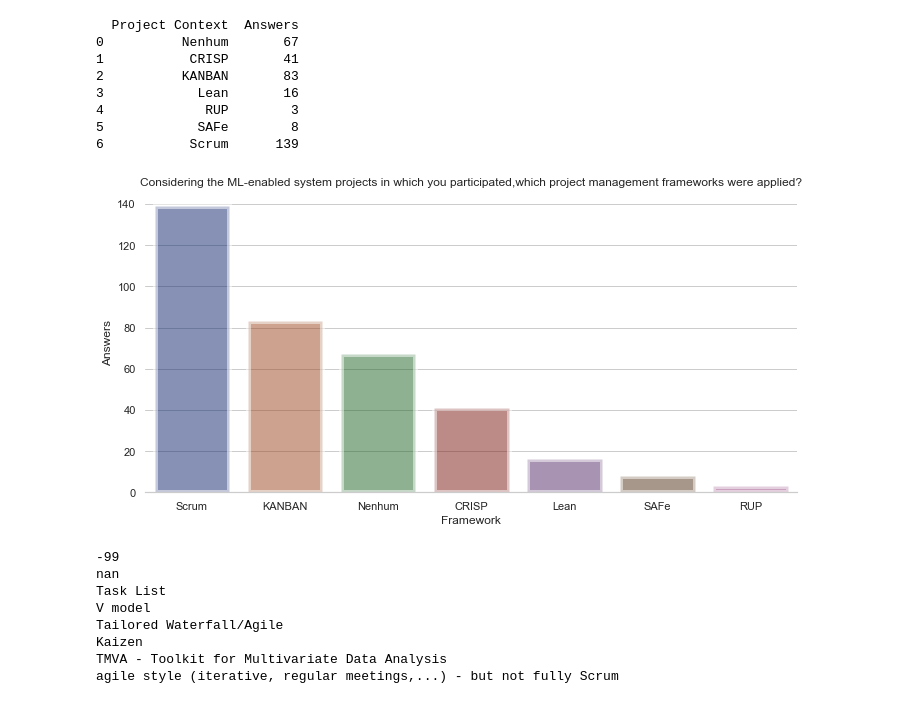
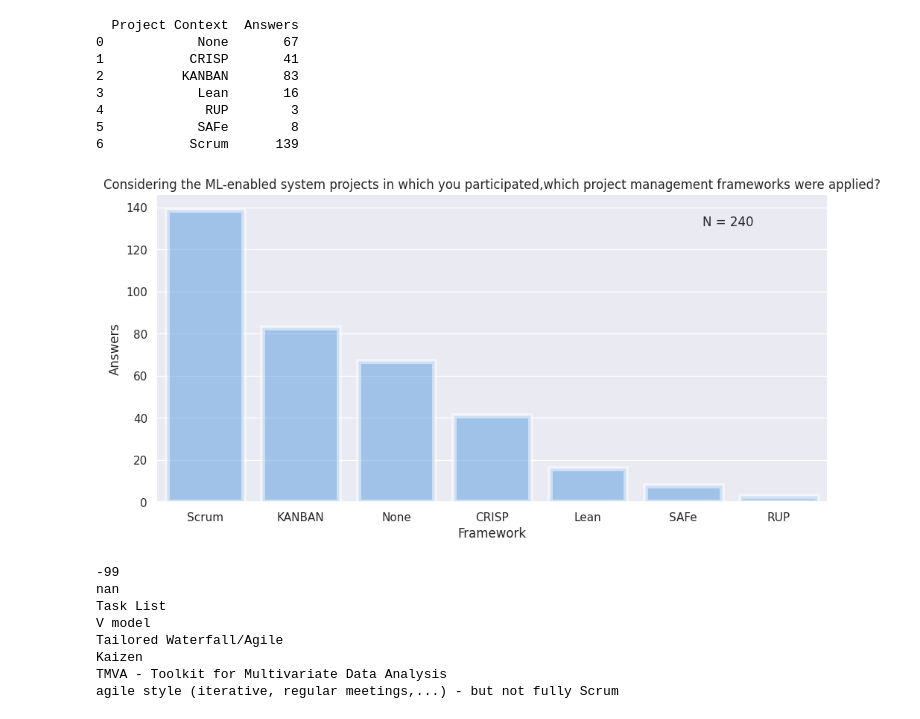
Before and after one commit to Software-Science-Lab-PUC-Rio/napiml-analysis, a Jupyter notebook: Analysis/D10.ipynb, the cells around one changed output. Saved outputs shown, nothing was run; the diff lists cells and outputs as text; code cells hidden in the pictures.

```diff
--- a/Analysis/D10.ipynb
+++ b/Analysis/D10.ipynb
@@ -21,7 +21,7 @@ df.head(10)
 | 10 | not quoted | not quoted | not quoted | not quoted | ... |
 | 11 | not quoted | not quoted | not quoted | not quoted | ... |
 # %%
-label = ['Nenhum', 'CRISP', 'KANBAN', 'Lean', 'RUP', 'SAFe', 'Scrum']
+label = ['None', 'CRISP', 'KANBAN', 'Lean', 'RUP', 'SAFe', 'Scrum']
 frameworks = [
     df['D10_ML_Management_Framework_None'].value_counts()['quoted'],
     df['D10_ML_Management_Framework_CRISP-DM'].value_counts()['quoted'],
@@ -31,13 +31,21 @@ frameworks = [
     df['D10_ML_Management_Framework_SAFe'].value_counts()['quoted'],
     df['D10_ML_Management_Framework_Scrum'].value_counts()['quoted']
 ]
+# %%
+# compute total of unique answers in this question
+total = 0
+for idx, row in df.iterrows():
+    if row['D10_ML_Management_Framework_None'] == 'quoted' or row['D10_ML_Management_Framework_CRISP-DM'] == 'quoted' or row['D10_ML_Management_Framework_Kanban'] == 'quoted' or row['D10_ML_Management_Framework_Lean'] == 'quoted' or row['D10_ML_Management_Framework_RUP'] == 'quoted' or row['D10_ML_Management_Framework_SAFe'] == 'quoted' or row['D10_ML_Management_Framework_Scrum'] == 'quoted':
+        total += 1
+
+total_answers = 'N = ' + str(total)
 # %%
 d10_df= pd.DataFrame(data={'Project Context': label, 'Answers': frameworks})
 # %%
 print(d10_df)
 # %% [output]
   Project Context  Answers
-0          Nenhum       67
+0            None       67
 1           CRISP       41
 2          KANBAN       83
 3            Lean       16
@@ -47,9 +55,10 @@ print(d10_df)
 # %%
 single_barplot(d10_df.sort_values(by=['Answers'], ascending=False), "Project Context", "Answers",
                title="Considering the ML-enabled system projects in which you participated,which project management frameworks were applied?",
-               x_label="Framework", y_label="Answers", x_label_rotation=0)
+               x_label="Framework", y_label="Answers", x_label_rotation=0,
+               color="#429bf5", total_answers=total_answers, bar_orientation='vertical')
 # %% [output]
-[figure, old version]
+[figure, new version]
 # %%
 for other in list(df['D10_ML_Management_Framework_Others_Free'].unique()):
     print(other)
```
Also changed, not shown: parts of 1 cell of this notebook, 16 other files.
